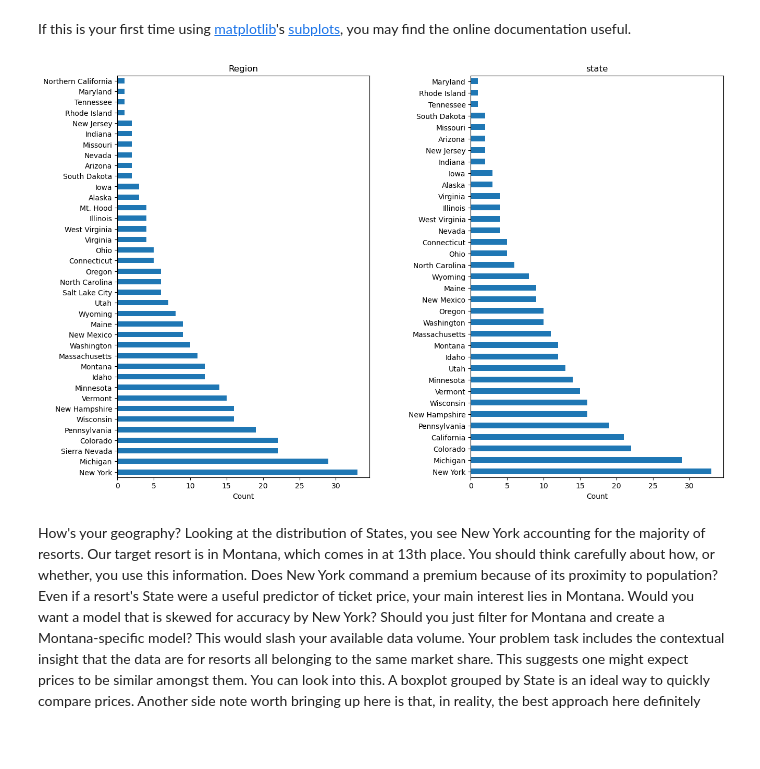
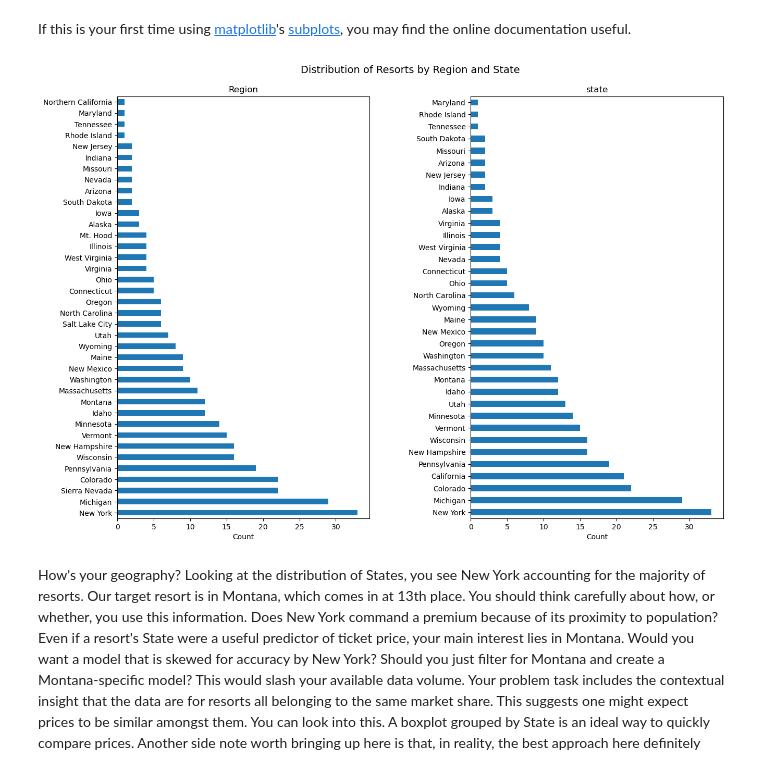
Before and after one commit to zxie9/DataScienceGuidedCapstone, a Jupyter notebook: Notebooks/02_data_wrangling.ipynb, the cells around one changed output. Drawn from its saved outputs; the diff is of its cells as text; code cells hidden in the pictures; blank space fills up the shorter version.

```diff
--- a/Notebooks/02_data_wrangling.ipynb
+++ b/Notebooks/02_data_wrangling.ipynb
@@ -345,26 +345,30 @@ If this is your first time using [matplotlib](https://matplotlib.org/3.2.2/index
 # %%
 #Code task 13#
 #Create two subplots on 1 row and 2 columns with a figsize of (12, 8)
 fig, ax = plt.subplots(1, 2, figsize=(15, 10))
 #Specify a horizontal barplot ('barh') as kind of plot (kind=)
 ski_data.Region.value_counts().plot(kind='barh', ax=ax[0])
 #Give the plot a helpful title of 'Region'
 ax[0].set_title('Region')
 #Label the xaxis 'Count'
 ax[0].set_xlabel('Count')
 #Specify a horizontal barplot ('barh') as kind of plot (kind=)
 ski_data.state.value_counts().plot(kind='barh', ax=ax[1])
 #Give the plot a helpful title of 'state'
 ax[1].set_title('state')
 #Label the xaxis 'Count'
 ax[1].set_xlabel('Count')
+#Add a main title
+fig.suptitle('Distribution of Resorts by Region and State', fontsize=14)
+# fig.tight_layout()
+fig.subplots_adjust(top=0.92)
 #Give the subplots a little "breathing room" with a wspace of 0.5
 plt.subplots_adjust(wspace=0.4);
 #You're encouraged to explore a few different figure sizes, orientations, and spacing here
 # as the importance of easy-to-read and informative figures is frequently understated
 # and you will find the ability to tweak figures invaluable later on
 # %% [output]
-[figure, old version]
+[figure, new version]
 # %% [markdown]
 How's your geography? Looking at the distribution of States, you see New York accounting for the majority of resorts. Our target resort is in Montana, which comes in at 13th place. You should think carefully about how, or whether, you use this information. Does New York command a premium because of its proximity to population? Even if a resort's State were a useful predictor of ticket price, your main interest lies in Montana. Would you want a model that is skewed for accuracy by New York? Should you just filter for Montana and create a Montana-specific model? This would slash your available data volume. Your problem task includes the contextual insight that the data are for resorts all belonging to the same market share. This suggests one might expect prices to be similar amongst them. You can look into this. A boxplot grouped by State is an ideal way to quickly compare prices. Another side note worth bringing up here is that, in reality, the best approach here definitely would include consulting with the client or other domain expert. They might know of good reasons for treating states equivalently or differently. The data scientist is rarely the final arbiter of such a decision. But here, you'll see if we can find any supporting evidence for treating states the same or differently.
 # %% [markdown]
```
Also changed, not shown: parts of 4 cells of this notebook.
